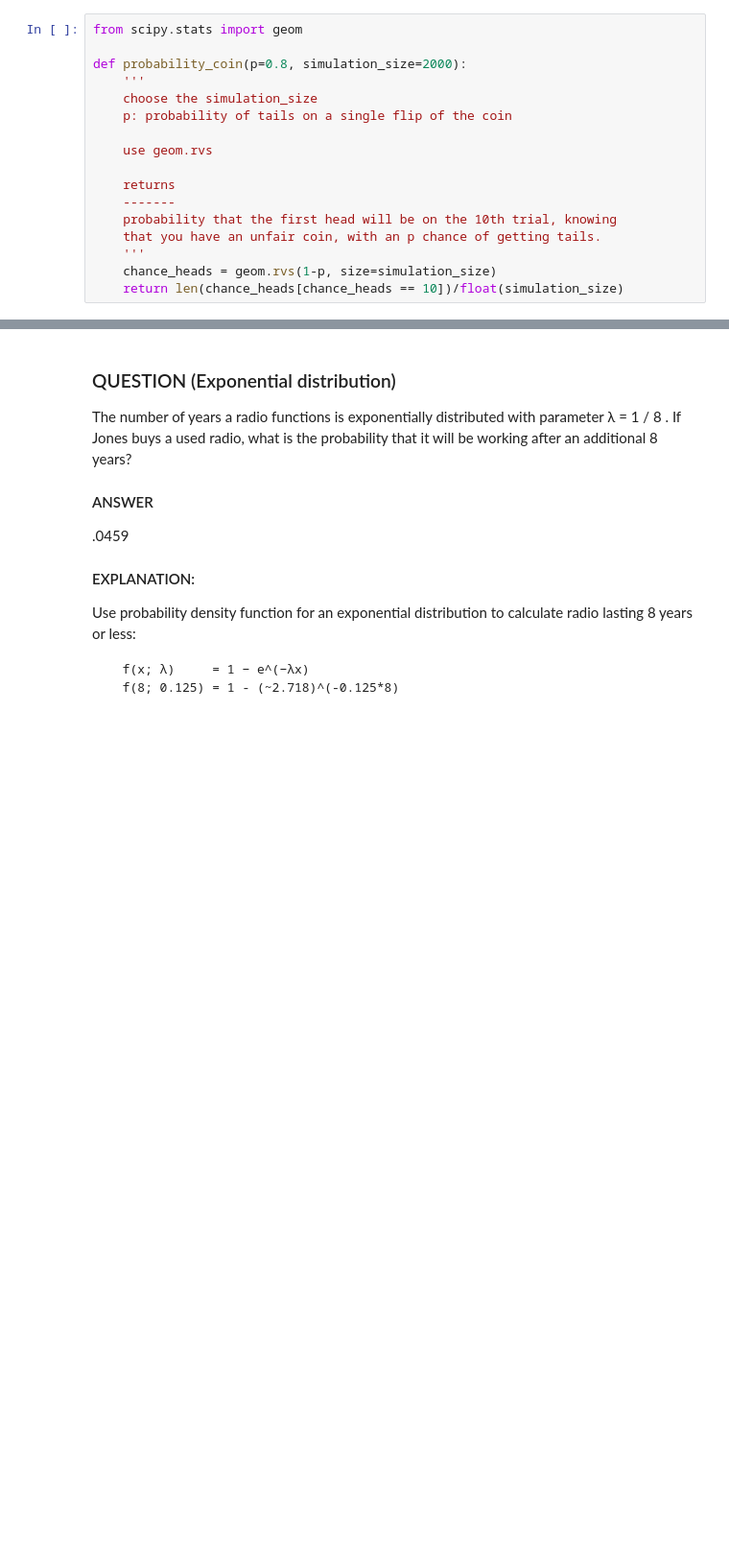
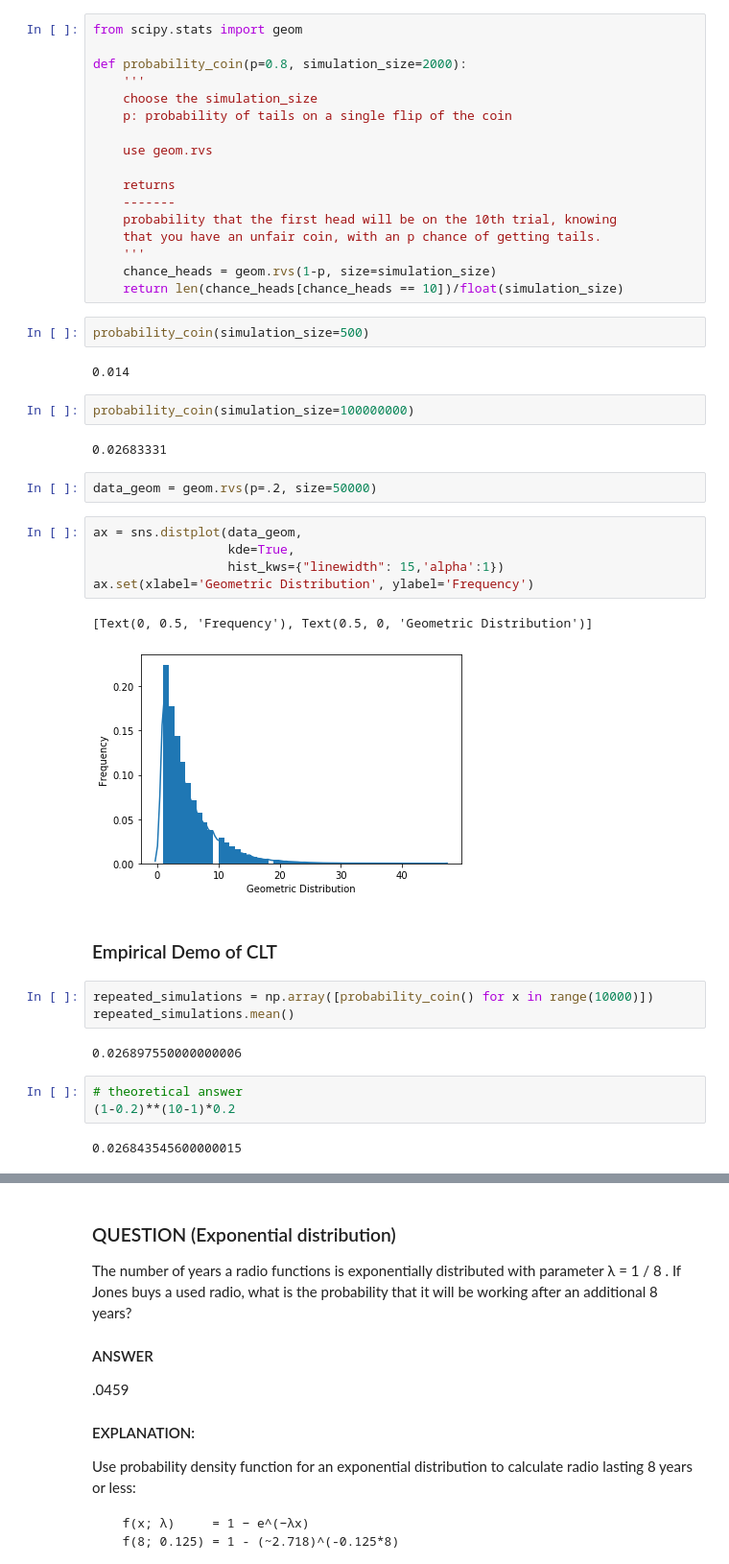
Before and after one commit to noproblem-james/datascience_topics, a Jupyter notebook: notebooks/probability_and_statistics/probability.ipynb, the cells around one changed output, grey strips where cells are left out. Shown: that part at 96% size. Saved outputs shown, nothing was run; the diff lists cells and outputs as text; blank space fills up the shorter version.

Commit message:
added simulation plots and fixed solution to poisson problem

```diff
--- a/notebooks/probability_and_statistics/probability.ipynb
+++ b/notebooks/probability_and_statistics/probability.ipynb
@@ -447,3 +461,33 @@ def probability_coin(p=0.8, simulation_size=2000):
     '''
     chance_heads = geom.rvs(1-p, size=simulation_size)
     return len(chance_heads[chance_heads == 10])/float(simulation_size)
+# %%
+probability_coin(simulation_size=500)
+# %% [output]
+0.014
+# %%
+probability_coin(simulation_size=100000000)
+# %% [output]
+0.02683331
+# %%
+data_geom = geom.rvs(p=.2, size=50000)
+# %%
+ax = sns.distplot(data_geom,
+                  kde=True,
+                  hist_kws={"linewidth": 15,'alpha':1})
+ax.set(xlabel='Geometric Distribution', ylabel='Frequency')
+# %% [output]
+[Text(0, 0.5, 'Frequency'), Text(0.5, 0, 'Geometric Distribution')]
+[figure, added]
+# %% [markdown]
+### Empirical Demo of CLT
+# %%
+repeated_simulations = np.array([probability_coin() for x in range(10000)])
+repeated_simulations.mean()
+# %% [output]
+0.026897550000000006
+# %%
+# theoretical answer
+(1-0.2)**(10-1)*0.2
+# %% [output]
+0.026843545600000015
```
Also changed, not shown: parts of 21 cells of this notebook.
